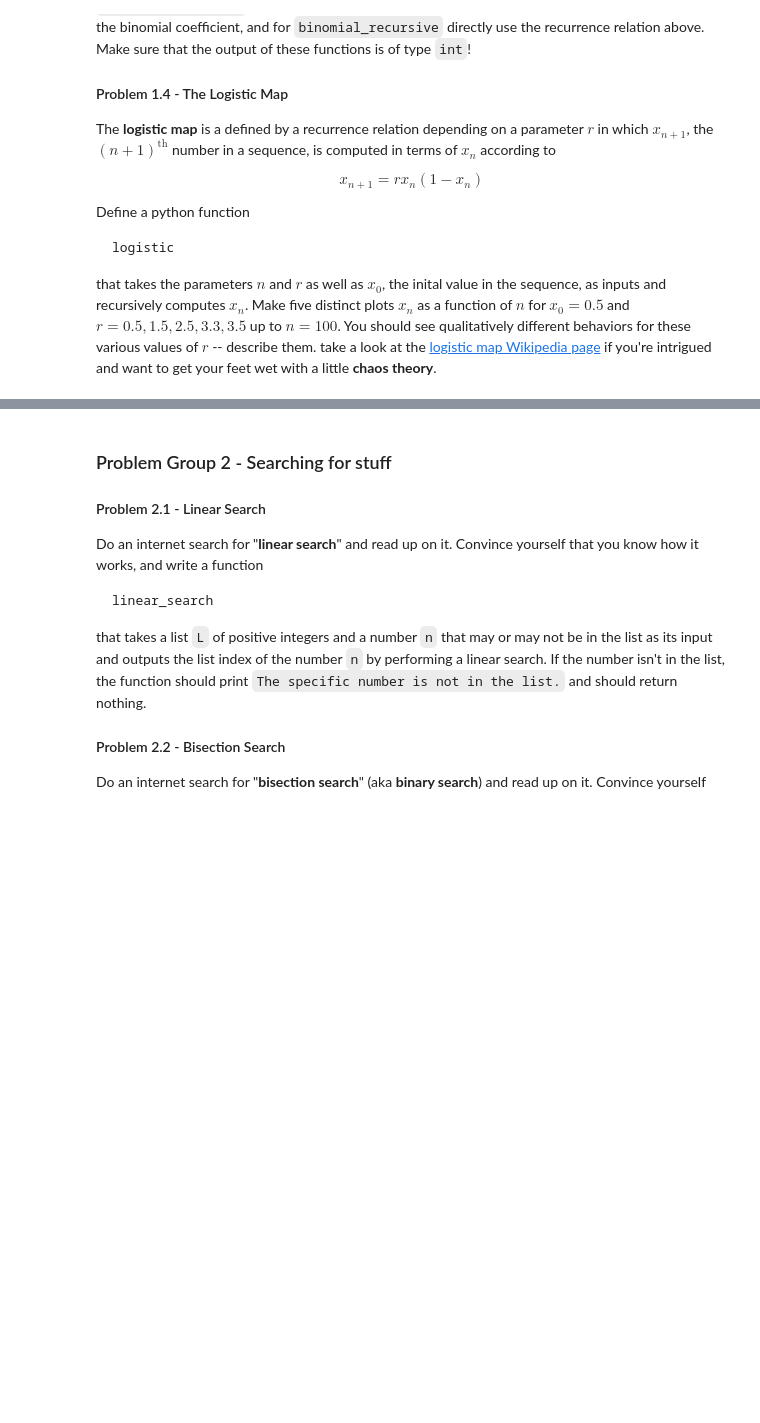
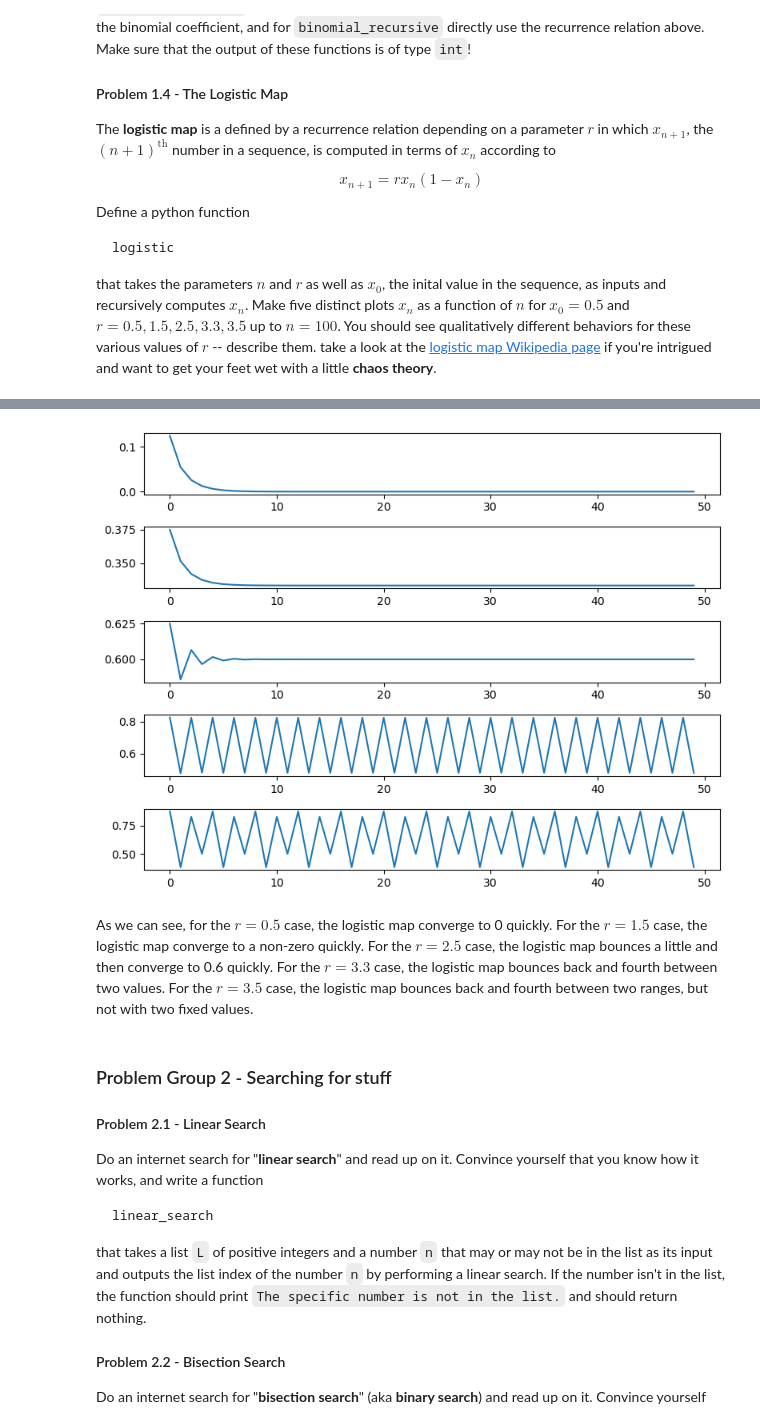
Before and after one commit to liuqiyucn/170N, a Jupyter notebook: python-problem-set.ipynb, the cells around one changed output, grey strips where cells are left out. Drawn from its saved outputs; the diff is of its cells as text; code cells hidden in the pictures; blank space fills up the shorter version.

```diff
--- a/python-problem-set.ipynb
+++ b/python-problem-set.ipynb
@@ -202,0 +235,10 @@ that takes the parameters $n$ and $r$ as well as $x_0$, the inital value in the
+# %%
+test = True
+for i in range(10):
+    for j in range(0, i+1):
+        if binomial_factorial(i, j) != binomial_recursive(i, j):
+            test = False
+if test:
+    print('All test passed')
+else:
+    print('test failed')
@@ -203,3 +253,21 @@ that takes the parameters $n$ and $r$ as well as $x_0$, the inital value in the
+# %%
+fig, ax = plt.subplots(nrows=5, ncols=1, figsize = (8, 6))
+x0 = 0.5
+r_arr = [0.5, 1.5, 2.5, 3.3, 3.5]
+n_arr = [i for i in range(50)]
+y_arr = []
+for i in range(len(r_arr)):
+    for n in n_arr:
+        y_arr.append(logistic(n, r_arr[i], x0))
+    ax[i].plot(n_arr, y_arr)
+    y_arr.clear()
+
+plt.tight_layout()
+plt.show()
+# %% [output]
+[figure, added]
+# %% [markdown]
+As we can see, for the $r=0.5$ case, the logistic map converge to 0 quickly. For the $r=1.5$ case, the logistic map converge to a non-zero quickly. For the $r=2.5$ case, the logistic map bounces a little and then converge to 0.6 quickly. For the $r=3.3$ case, the logistic map bounces back and fourth between two values. For the $r=3.5$ case, the logistic map bounces back and fourth between two ranges, but not with two fixed values.
 # %% [markdown]
 
 
```
Also changed, not shown: parts of 10 cells of this notebook, 1 other file.
